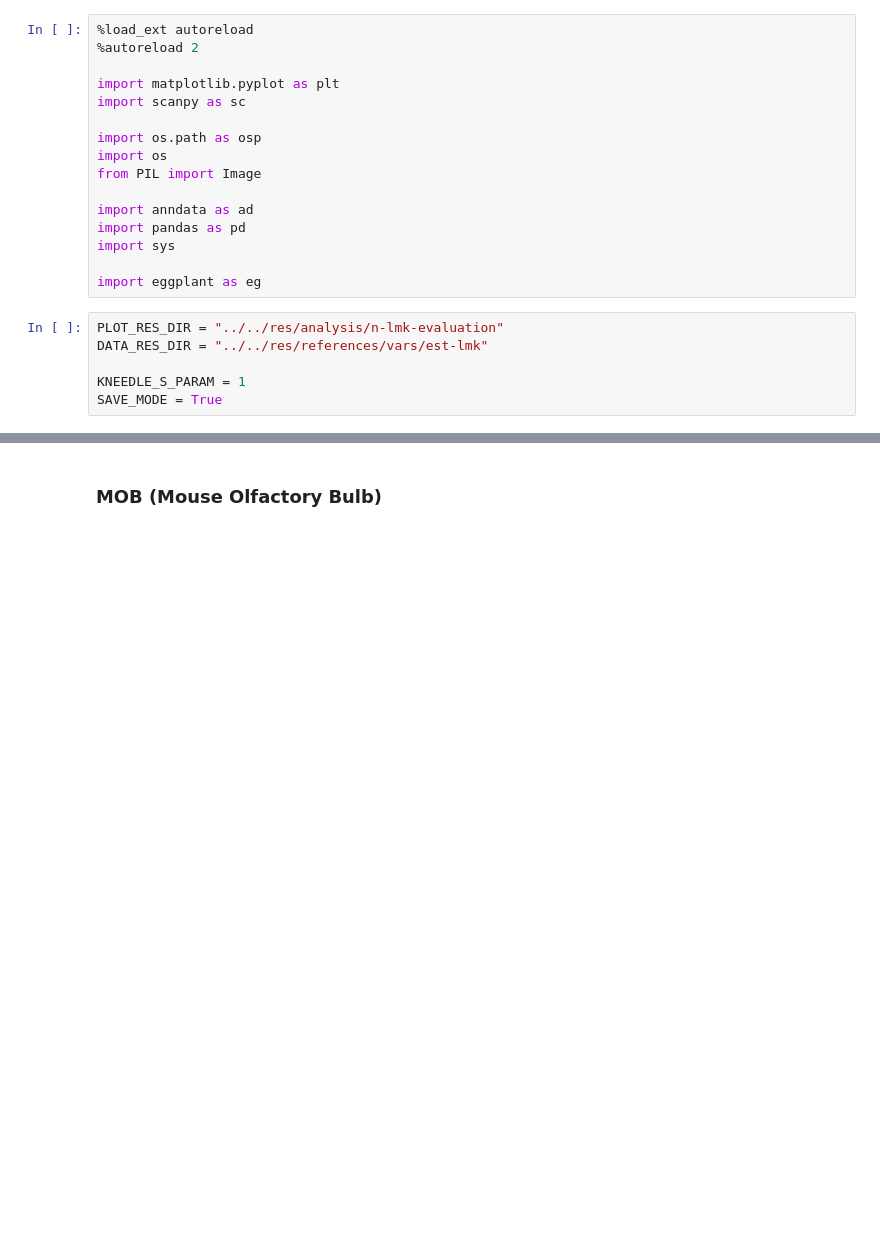
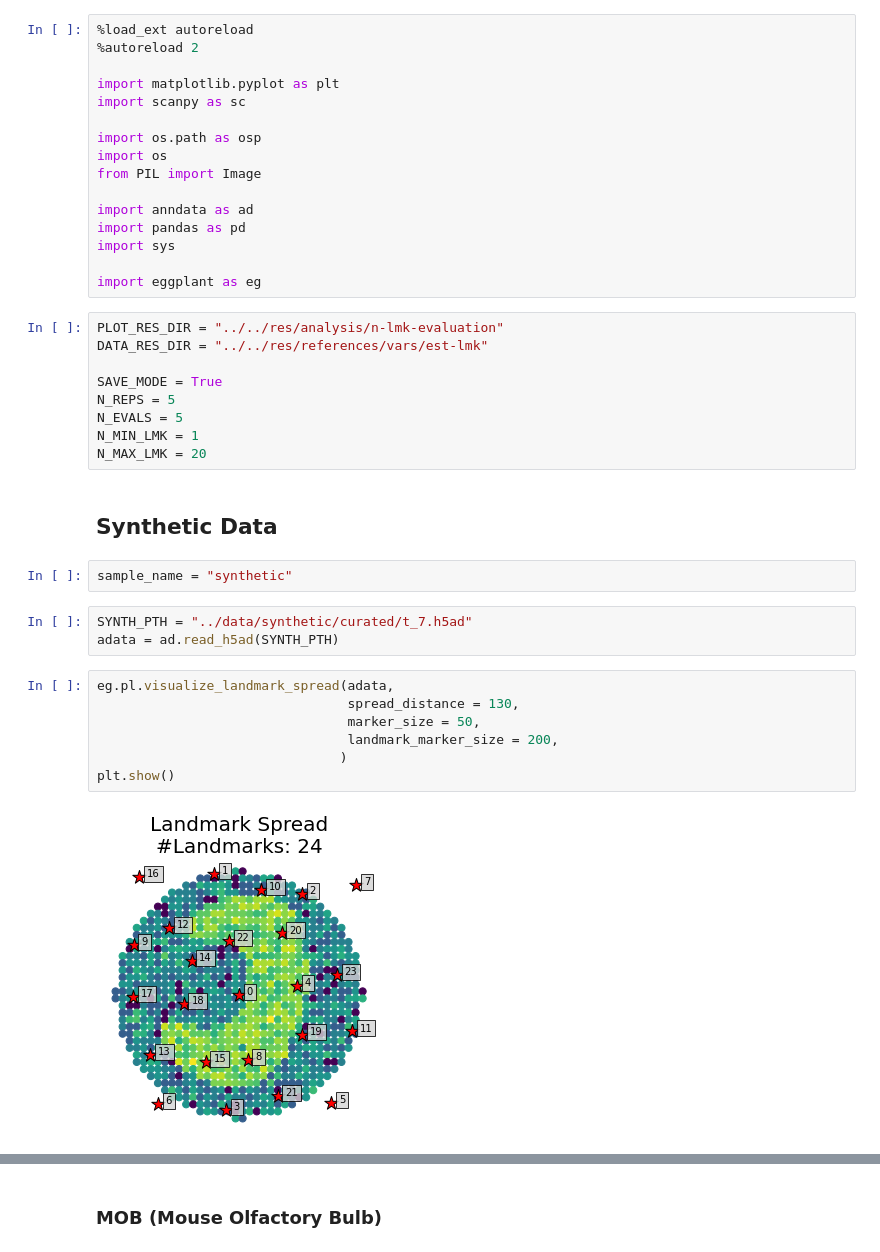
Before and after one commit to almaan/eggplant, a Jupyter notebook: notebooks/estimate-nlmk.ipynb, the cells around one changed output, grey strips where cells are left out. Cells and saved outputs as stored; diff of their text form; blank space fills up the shorter version.

```diff
--- a/notebooks/estimate-nlmk.ipynb
+++ b/notebooks/estimate-nlmk.ipynb
@@ -22,5 +22,24 @@ import eggplant as eg
 PLOT_RES_DIR = "../../res/analysis/n-lmk-evaluation"
 DATA_RES_DIR = "../../res/references/vars/est-lmk"
 
-KNEEDLE_S_PARAM = 1
 SAVE_MODE = True
+N_REPS = 5
+N_EVALS = 5
+N_MIN_LMK = 1
+N_MAX_LMK = 20
+# %% [markdown]
+## Synthetic Data
+# %%
+sample_name = "synthetic"
+# %%
+SYNTH_PTH = "../data/synthetic/curated/t_7.h5ad"
+adata = ad.read_h5ad(SYNTH_PTH)
+# %%
+eg.pl.visualize_landmark_spread(adata,
+                                spread_distance = 130,
+                                marker_size = 50,
+                                landmark_marker_size = 200,
+                               )
+plt.show()
+# %% [output]
+[figure, added]
```
Also changed, not shown: parts of 24 cells of this notebook.
